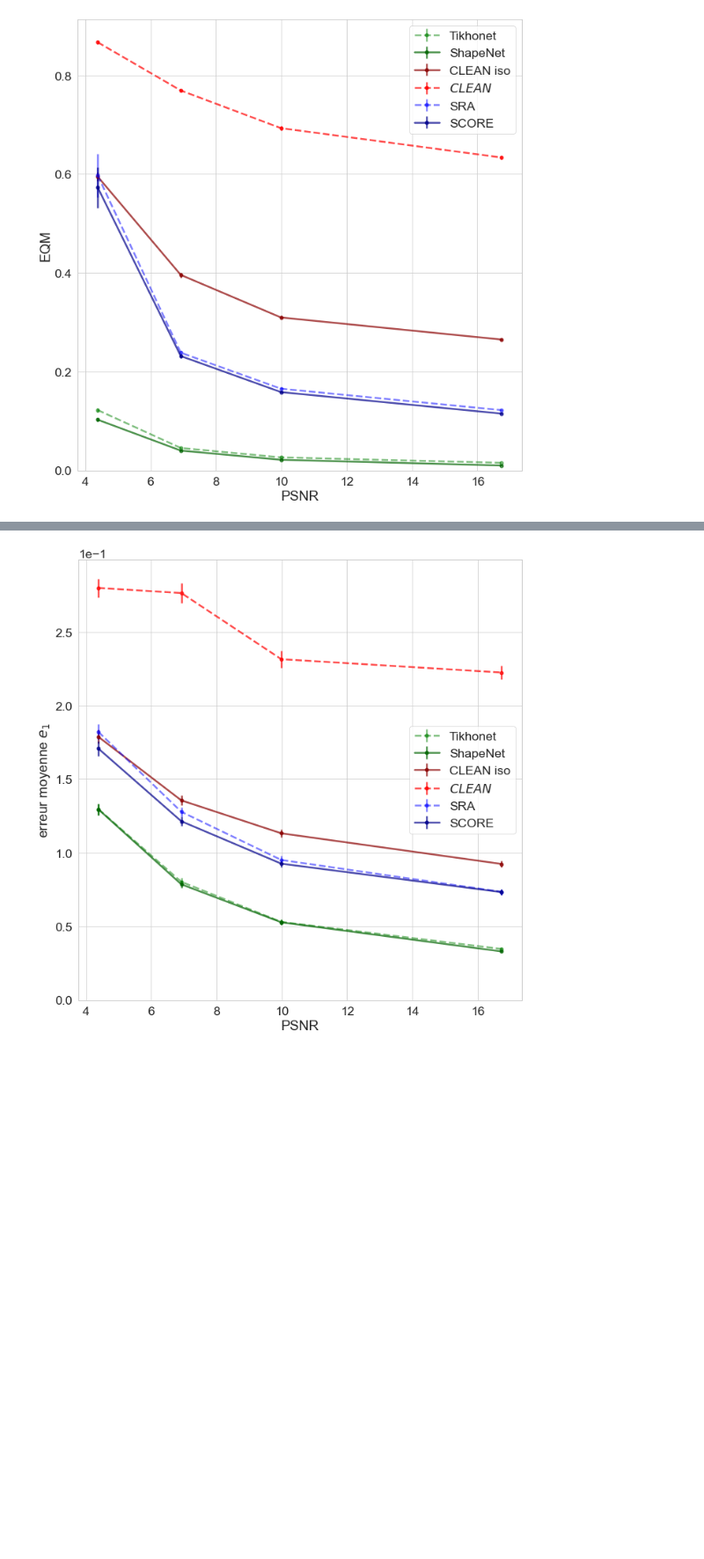
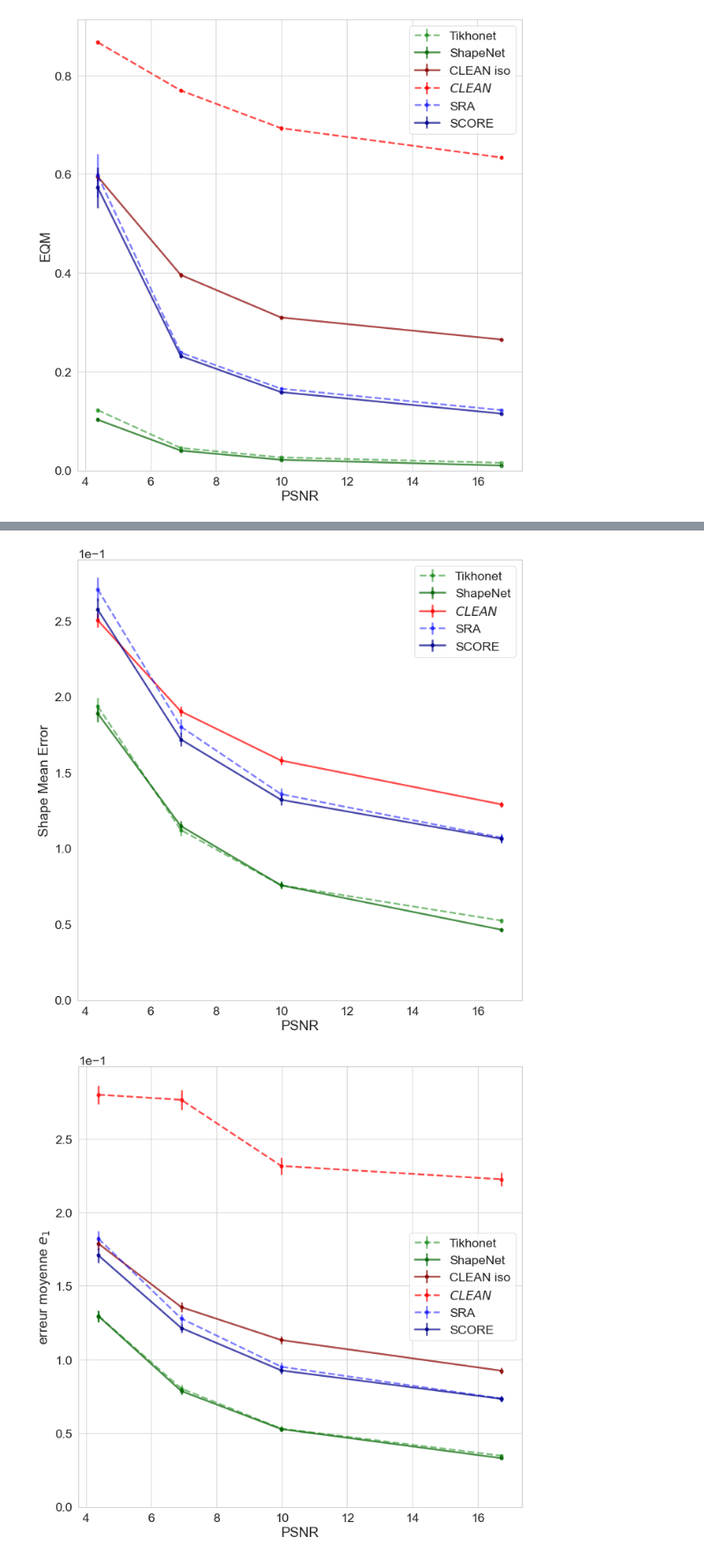
Before and after one commit to CosmoStat/ShapeDeconv, a Jupyter notebook: results/MeerKat3600/make_plots.ipynb, the cells around one changed output, grey strips where cells are left out. Shown at 88% size. Cells and saved outputs as stored; diff of their text form; code cells hidden in the pictures; blank space fills up the shorter version.

```diff
--- a/results/MeerKat3600/make_plots.ipynb
+++ b/results/MeerKat3600/make_plots.ipynb
@@ -493,3 +493,23 @@ plt.savefig('./meerkat_flux.pdf')
+# %%
+plt.figure(figsize=(10,10))
+plt.errorbar(bins, np.sqrt(mom_mean_g0[0]**2 + mom_mean_g0[1]**2), np.sqrt(mom_std_g0[0]**2 + mom_std_g0[1]**2)/sqrt_num_gal,linestyle='--', marker='o',color=color_g0,label=label_g0,alpha=0.5)
+plt.errorbar(bins, np.sqrt(mom_mean_g05[0]**2 + mom_mean_g05[1]**2), np.sqrt(mom_std_g05[0]**2 + mom_std_g05[1]**2)/sqrt_num_gal,linestyle='-', marker='o',color=color_g05,label=label_g05,alpha=0.7)
+plt.errorbar(bins, np.sqrt(mom_mean_cl_iso[0]**2 + mom_mean_cl_iso[1]**2), mom_std_cl_iso[0]/sqrt_num_gal,linestyle='-', marker='o',color=color_cl,label=label_cl,alpha=0.7)
+# plt.errorbar(bins, np.sqrt(mom_mean_cl[0]**2 + mom_mean_cl[1]**2), np.sqrt(mom_std_cl[0]**2 + mom_std_cl[1]**2)/sqrt_num_gal,linestyle='--', marker='o',color=color_cl,label=label_cl,alpha=0.7)
+plt.errorbar(bins, np.sqrt(mom_mean_s0[0]**2 + mom_mean_s0[1]**2), np.sqrt(mom_std_s0[0]**2 + mom_std_s0[1]**2)/sqrt_num_gal,linestyle='--', marker='o',color=color_s0,label=label_s0,alpha=0.5)
+plt.errorbar(bins, np.sqrt(mom_mean_s2[0]**2 + mom_mean_s2[1]**2), np.sqrt(mom_std_s2[0]**2 + mom_std_s2[1]**2)/sqrt_num_gal,linestyle='-', marker='o',color=color_s2,label=label_s2,alpha=0.7)
+plt.ylim(bottom=0)
+plt.ticklabel_format(axis='y', style='sci',scilimits=(0,0))
+plt.xlabel(r'PSNR')
+plt.ylabel(r'Shape Mean Error')
+# plt.title(r'$e_1$ absolute mean RMSE vs SNR')
+plt.legend()
+plt.grid(False)
+plt.tight_layout()
+# plt.show()
+plt.savefig('./meerkat_e.pdf')
+# %% [output]
+[figure, added]
 # %%
 plt.figure(figsize=(10,10))
 plt.errorbar(bins,mom_mean_g0[0],mom_std_g0[0]/sqrt_num_gal,linestyle='--', marker='o',color=color_g0,label=label_g0,alpha=0.5)
```
Also changed, not shown: parts of 2 cells of this notebook, 2 other files.
